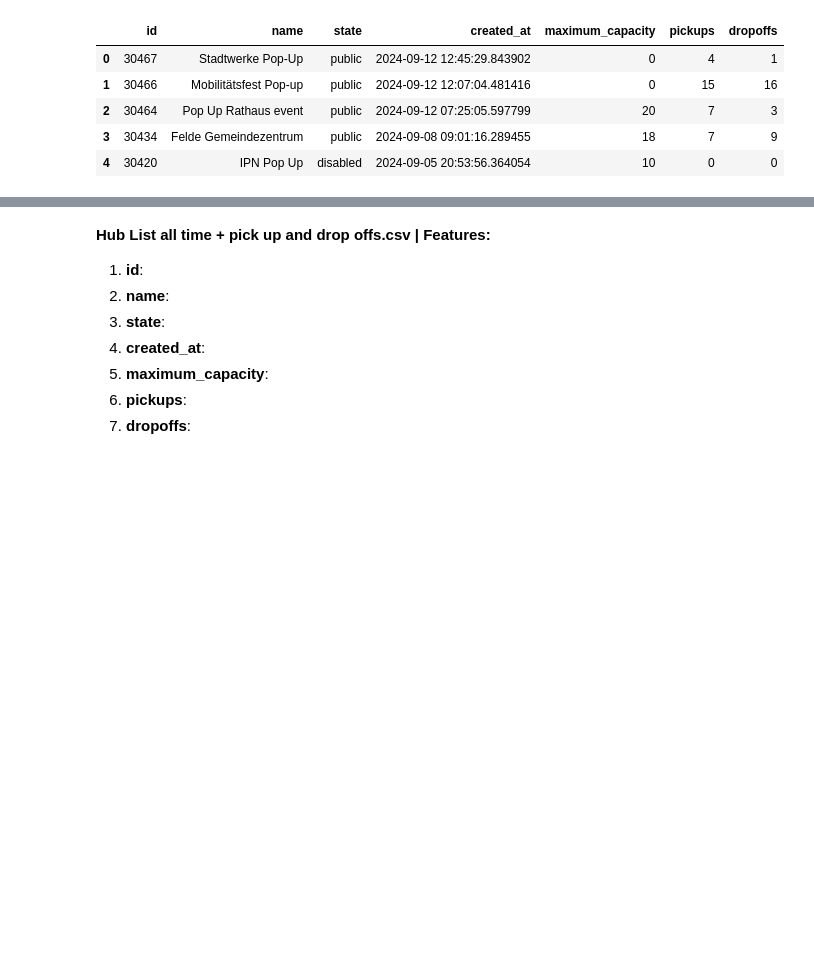
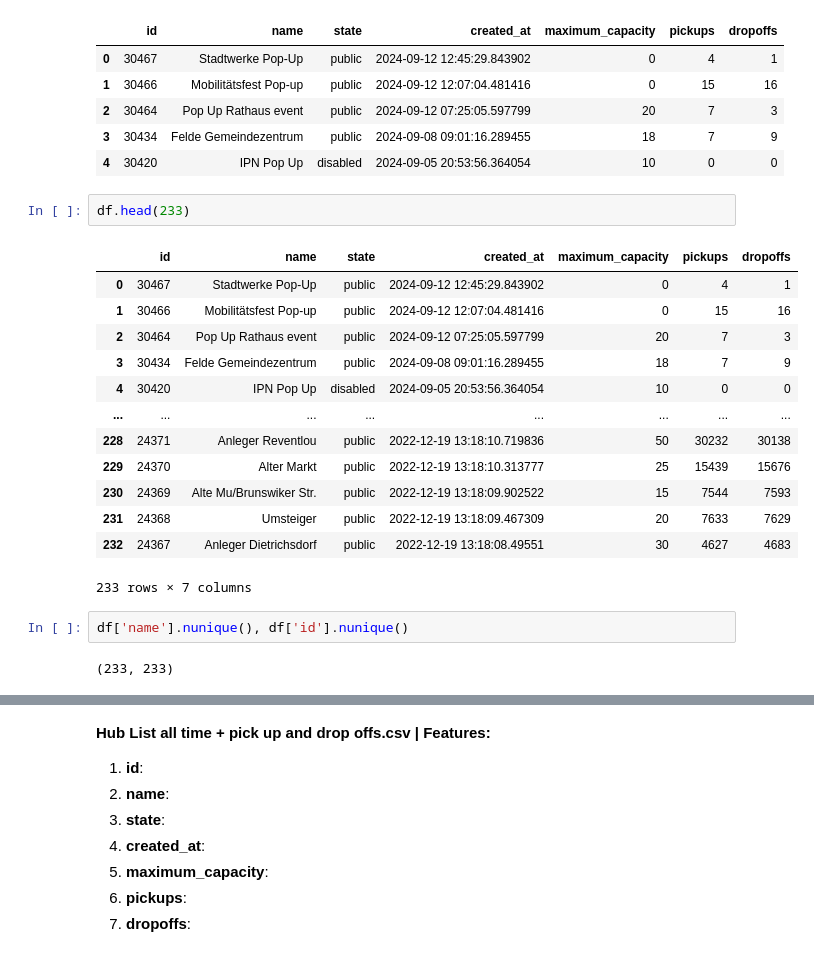
Before and after one commit to MrMysticus/Application_Project_2024, a Jupyter notebook: Justus_Document.ipynb, the cells around one changed output, grey strips where cells are left out. Saved outputs shown, nothing was run; the diff lists cells and outputs as text; blank space fills up the shorter version.

```diff
--- a/Justus_Document.ipynb
+++ b/Justus_Document.ipynb
@@ -46,3 +47,23 @@ df.head()
 | 2 | 30464 | Pop Up Rathaus event | public | 2024-09-12 07:25:05.597799 | 20 | 7 | 3 |
 | 3 | 30434 | Felde Gemeindezentrum | public | 2024-09-08 09:01:16.289455 | 18 | 7 | 9 |
 | 4 | 30420 | IPN Pop Up | disabled | 2024-09-05 20:53:56.364054 | 10 | 0 | 0 |
+# %%
+df.head(233)
+# %% [output]
+|  | id | name | state | created_at | maximum_capacity | pickups | dropoffs |
+| 0 | 30467 | Stadtwerke Pop-Up | public | 2024-09-12 12:45:29.843902 | 0 | 4 | 1 |
+| 1 | 30466 | Mobilitätsfest Pop-up | public | 2024-09-12 12:07:04.481416 | 0 | 15 | 16 |
+| 2 | 30464 | Pop Up Rathaus event | public | 2024-09-12 07:25:05.597799 | 20 | 7 | 3 |
+| 3 | 30434 | Felde Gemeindezentrum | public | 2024-09-08 09:01:16.289455 | 18 | 7 | 9 |
+| 4 | 30420 | IPN Pop Up | disabled | 2024-09-05 20:53:56.364054 | 10 | 0 | 0 |
+| ... | ... | ... | ... | ... | ... | ... | ... |
+| 228 | 24371 | Anleger Reventlou | public | 2022-12-19 13:18:10.719836 | 50 | 30232 | 30138 |
+| 229 | 24370 | Alter Markt | public | 2022-12-19 13:18:10.313777 | 25 | 15439 | 15676 |
+| 230 | 24369 | Alte Mu/Brunswiker Str. | public | 2022-12-19 13:18:09.902522 | 15 | 7544 | 7593 |
+| 231 | 24368 | Umsteiger | public | 2022-12-19 13:18:09.467309 | 20 | 7633 | 7629 |
+| 232 | 24367 | Anleger Dietrichsdorf | public | 2022-12-19 13:18:08.49551 | 30 | 4627 | 4683 |
+233 rows × 7 columns
+# %%
+df['name'].nunique(), df['id'].nunique()
+# %% [output]
+(233, 233)
```
Also changed, not shown: parts of 33 cells of this notebook.
